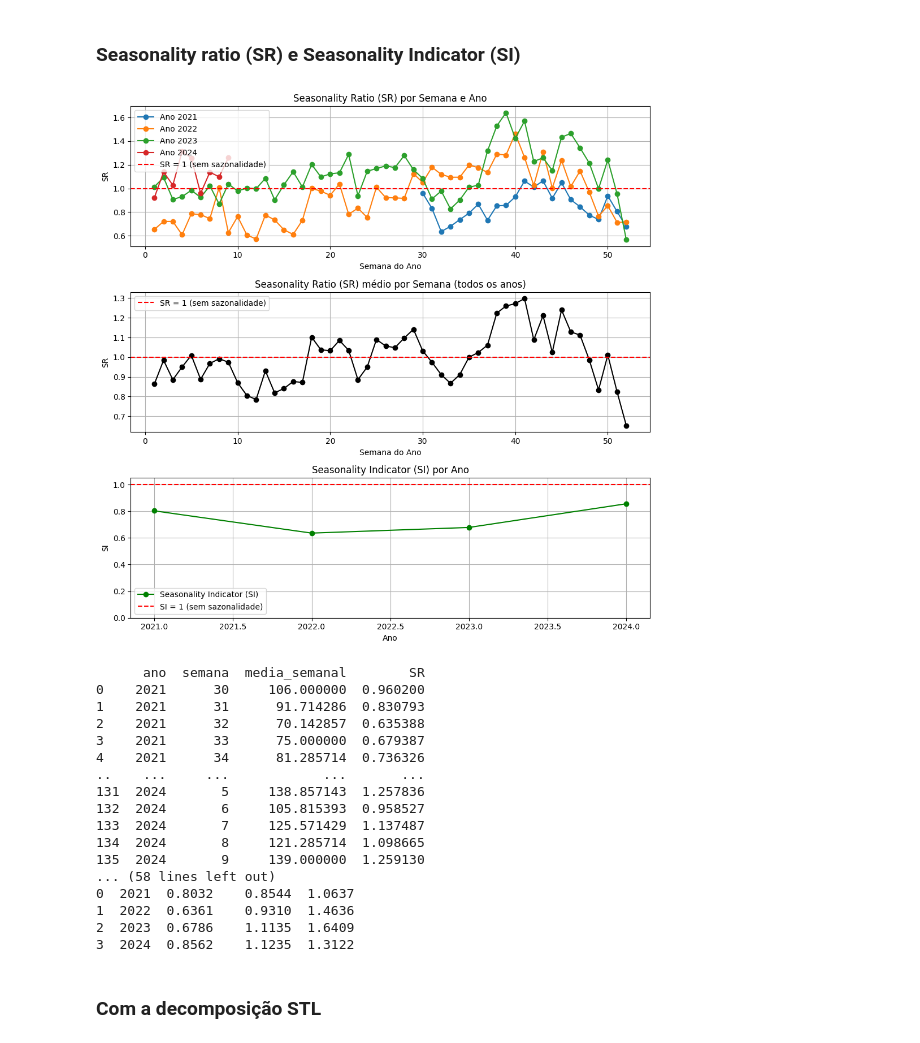
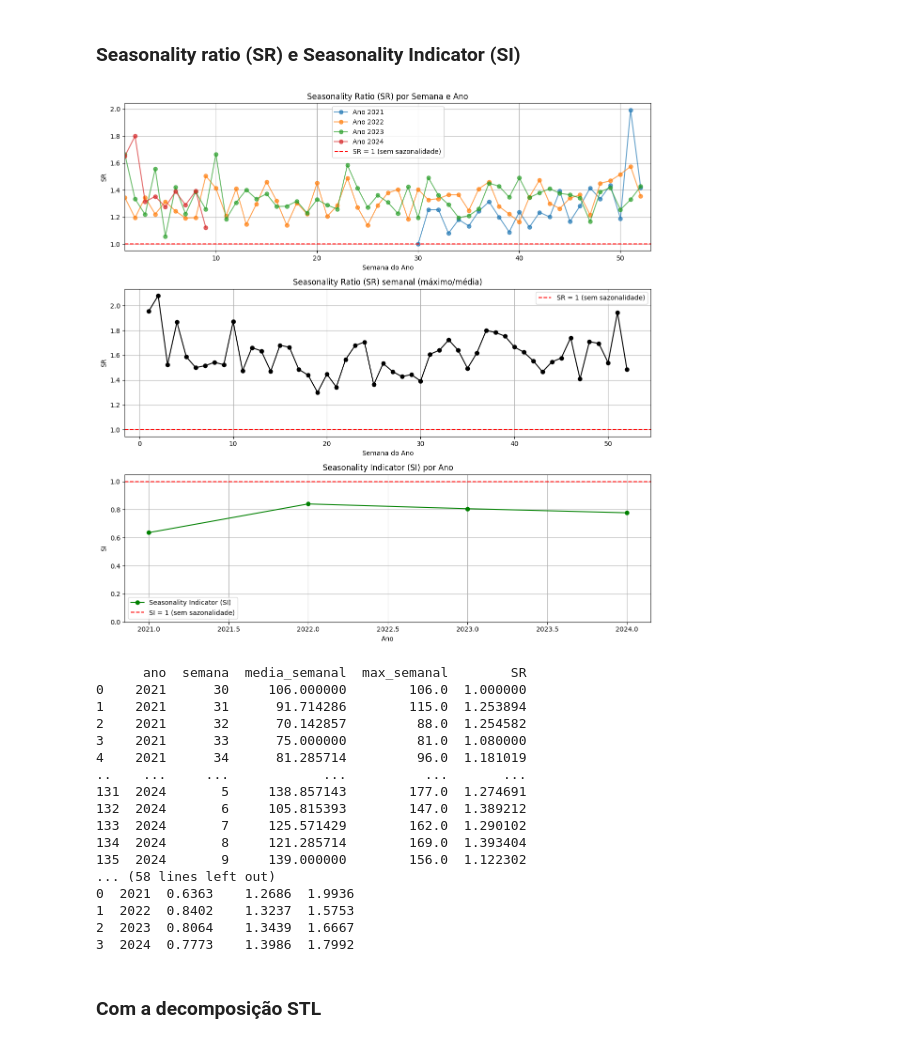
Before and after one commit to joanacarvalheiro/Seasonality, a Jupyter notebook: construcao_modelos/MSTL.ipynb, the cells around one changed output. Drawn from its saved outputs; the diff is of its cells as text; code cells hidden in the pictures.

```diff
--- a/construcao_modelos/MSTL.ipynb
+++ b/construcao_modelos/MSTL.ipynb
@@ -576,19 +577,24 @@ def calcular_sr_si(df, coluna='count_8', plotar=True):
     df['ano'] = df['datetime'].dt.isocalendar().year
     df['semana'] = df['datetime'].dt.isocalendar().week
 
-    # Média geral para cálculo do SR
-    media_geral = df[coluna].mean()
+    # 1) SR agregado por semana (todos os anos juntos)
+    df_sr_semana = df.groupby('semana')[coluna].agg(['mean', 'max']).reset_index()
+    df_sr_semana.rename(columns={'mean': 'media_semanal', 'max': 'max_semanal'}, inplace=True)
+    df_sr_semana['SR'] = df_sr_semana['max_semanal'] / df_sr_semana['media_semanal']
 
-    # SR semanal por ano
-    df_sr = df.groupby(['ano', 'semana'])[coluna].mean().reset_index(name='media_semanal')
-    df_sr['SR'] = df_sr['media_semanal'] / media_geral
+    # df_semana agora tem SR para cada semana, agregado (todos os anos juntos)
 
-    # SR médio por semana (todos os anos juntos)
-    df_sr_media_semana = df_sr.groupby('semana')['SR'].mean().reset_index()
+    # 2) SR separado por ano e semana
+    df_sr_ano_semana = df.groupby(['ano', 'semana'])[coluna].agg(['mean', 'max']).reset_index()
+    df_sr_ano_semana.rename(columns={'mean': 'media_semanal', 'max': 'max_semanal'}, inplace=True)
+    df_sr_ano_semana['SR'] = df_sr_ano_semana['max_semanal'] / df_sr_ano_semana['media_semanal']
 
-    # SI por ano
+    # df_ano_semana tem SR para cada semana de cada ano separado
+
+
+
     resultados_si = []
-    for ano, grupo in df_sr.groupby('ano'):
+    for ano, grupo in df_sr_ano_semana.groupby('ano'):
         media_sr = grupo['SR'].mean()
         max_sr = grupo['SR'].max()
         si = media_sr / max_sr if max_sr != 0 else None
@@ -601,14 +607,16 @@ def calcular_sr_si(df, coluna='count_8', plotar=True):
 
     df_si = pd.DataFrame(resultados_si).sort_values('ano').reset_index(drop=True)
 
+
     if plotar:
-        plt.figure(figsize=(10, 10))
+        plt.figure(figsize=(12, 12))
 
         plt.subplot(3, 1, 1)
-        for ano in df_sr['ano'].unique():
-            subset = df_sr[df_sr['ano'] == ano]
-            plt.plot(subset['semana'], subset['SR'], marker='o', linestyle='-', label=f'Ano {ano}')
+        for ano in sorted(df_sr_ano_semana['ano'].unique()):
+            subset = df_sr_ano_semana[df_sr_ano_semana['ano'] == ano].sort_values('semana')
+            plt.plot(subset['semana'], subset['SR'], marker='o', linestyle='-', label=f'Ano {ano}', alpha=0.7)
         plt.axhline(1, color='red', linestyle='--', label='SR = 1 (sem sazonalidade)')
+        plt.xlim(1, 53)
         plt.title('Seasonality Ratio (SR) por Semana e Ano')
         plt.xlabel('Semana do Ano')
         plt.ylabel('SR')
@@ -616,9 +624,9 @@ def calcular_sr_si(df, coluna='count_8', plotar=True):
         plt.legend()
 
         plt.subplot(3, 1, 2)
-        plt.plot(df_sr_media_semana['semana'], df_sr_media_semana['SR'], marker='o', color='black')
+        plt.plot(df_sr_semana['semana'], df_sr_semana['SR'], marker='o', color='black')
         plt.axhline(1, color='red', linestyle='--', label='SR = 1 (sem sazonalidade)')
-        plt.title('Seasonality Ratio (SR) médio por Semana (todos os anos)')
+        plt.title('Seasonality Ratio (SR) semanal (máximo/média)')
         plt.xlabel('Semana do Ano')
         plt.ylabel('SR')
         plt.grid(True)
@@ -636,37 +644,37 @@ def calcular_sr_si(df, coluna='count_8', plotar=True):
         plt.tight_layout()
         plt.show()
 
-    return df_sr, df_sr_media_semana, df_si
+    return df_sr_ano_semana, df_sr_semana, df_si
 # %%
 
 df_diario = df_corrigido_final['count_8'].reset_index()
 df_diario.columns = ['datetime', 'count_8']
-df_sr, df_sr_media, df_si = calcular_sr_si(df_diario, coluna='count_8', plotar=True)
+df_sr_ano_semana, df_sr_semana, df_si = calcular_sr_si(df_diario, coluna='count_8', plotar=True)
 
-print(df_sr)
+print(df_sr_ano_semana)
 print(' ')
-print(df_sr_media)
+print(df_sr_semana)
 print(' ')
 print(df_si)
 # %% [output]
-[figure, old version]
+[figure, new version]
-      ano  semana  media_semanal        SR
-0    2021      30     106.000000  0.960200
-1    2021      31      91.714286  0.830793
-2    2021      32      70.142857  0.635388
-3    2021      33      75.000000  0.679387
-4    2021      34      81.285714  0.736326
-..    ...     ...            ...       ...
-131  2024       5     138.857143  1.257836
-132  2024       6     105.815393  0.958527
-133  2024       7     125.571429  1.137487
-134  2024       8     121.285714  1.098665
-135  2024       9     139.000000  1.259130
+      ano  semana  media_semanal  max_semanal        SR
+0    2021      30     106.000000        106.0  1.000000
+1    2021      31      91.714286        115.0  1.253894
+2    2021      32      70.142857         88.0  1.254582
+3    2021      33      75.000000         81.0  1.080000
+4    2021      34      81.285714         96.0  1.181019
+..    ...     ...            ...          ...       ...
+131  2024       5     138.857143        177.0  1.274691
+132  2024       6     105.815393        147.0  1.389212
+133  2024       7     125.571429        162.0  1.290102
+134  2024       8     121.285714        169.0  1.393404
+135  2024       9     139.000000        156.0  1.122302
 ... (58 lines left out)
-0  2021  0.8032    0.8544  1.0637
-1  2022  0.6361    0.9310  1.4636
-2  2023  0.6786    1.1135  1.6409
-3  2024  0.8562    1.1235  1.3122
+0  2021  0.6363    1.2686  1.9936
+1  2022  0.8402    1.3237  1.5753
+2  2023  0.8064    1.3439  1.6667
+3  2024  0.7773    1.3986  1.7992
 # %% [markdown]
 ### Com a decomposição STL
 # %%
```
Also changed, not shown: parts of 32 cells of this notebook.
